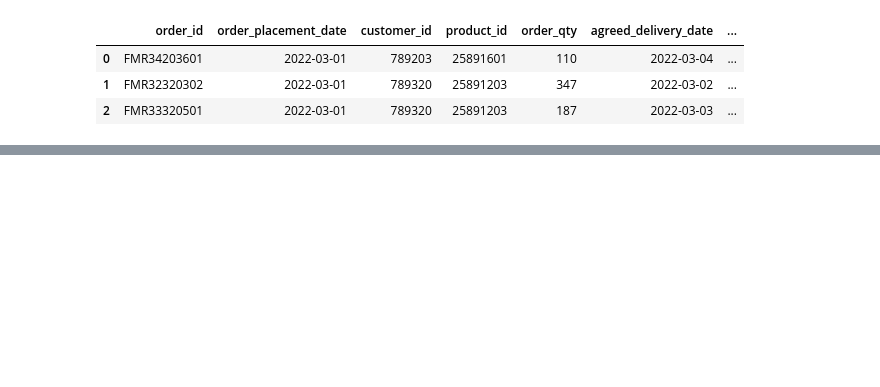
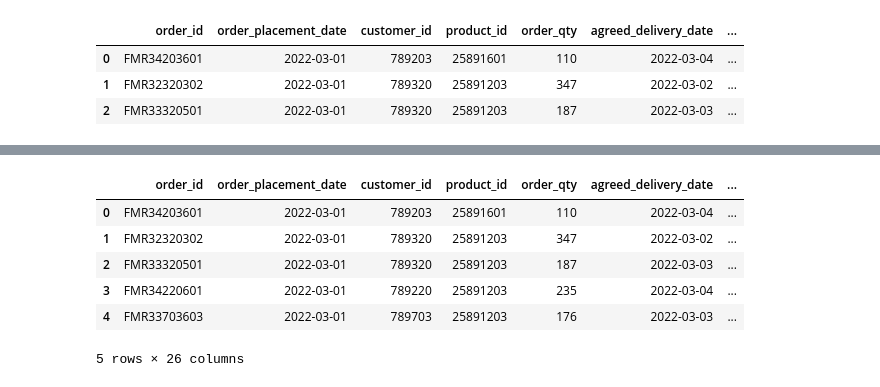
Before and after one commit to jacobdbt2100/supply-chain-service-level-tracking, a Jupyter notebook: notebooks/data_cleaning_and_exploration_supply_chain_service_level_tracking.ipynb, the cells around one changed output, grey strips where cells are left out. Cells and saved outputs as stored; diff of their text form; code cells hidden in the pictures; blank space fills up the shorter version.

```diff
--- a/notebooks/data_cleaning_and_exploration_supply_chain_service_level_tracking.ipynb
+++ b/notebooks/data_cleaning_and_exploration_supply_chain_service_level_tracking.ipynb
@@ -291,0 +315,3 @@ orders.head(3)
+# %%
+# VoFR (line level)
+order_lines['volume_fill_rate'] = (order_lines['delivery_qty'] / order_lines['order_qty']).round(2)
@@ -291,0 +322,6 @@ orders.head(3)
+# %%
+# delay_days
+order_lines['delay_days'] = (order_lines['actual_delivery_date'] - order_lines['agreed_delivery_date']).dt.days
+
+# late_delivery_flag
+order_lines['late_delivery_flag'] = order_lines['delay_days'] > 0
@@ -291,0 +332,5 @@ orders.head(3)
+# %%
+order_lines['year'] = order_lines['order_placement_date'].dt.year
+order_lines['month'] = order_lines['order_placement_date'].dt.month
+order_lines['week'] = order_lines['order_placement_date'].dt.isocalendar().week
+order_lines['day'] = order_lines['order_placement_date'].dt.date
@@ -291,0 +341,2 @@ orders.head(3)
+# %%
+order_lines = order_lines.merge(targets, on='customer_id', how='left')
@@ -291,0 +363,10 @@ orders.head(3)
+# %%
+order_lines.head(5)
+# %% [output]
+|  | order_id | order_placement_date | customer_id | product_id | order_qty | agreed_delivery_date | ... |
+| 0 | FMR34203601 | 2022-03-01 | 789203 | 25891601 | 110 | 2022-03-04 | ... |
+| 1 | FMR32320302 | 2022-03-01 | 789320 | 25891203 | 347 | 2022-03-02 | ... |
+| 2 | FMR33320501 | 2022-03-01 | 789320 | 25891203 | 187 | 2022-03-03 | ... |
+| 3 | FMR34220601 | 2022-03-01 | 789220 | 25891203 | 235 | 2022-03-04 | ... |
+| 4 | FMR33703603 | 2022-03-01 | 789703 | 25891203 | 176 | 2022-03-03 | ... |
+5 rows × 26 columns
```
Also changed, not shown: parts of 25 cells of this notebook.
